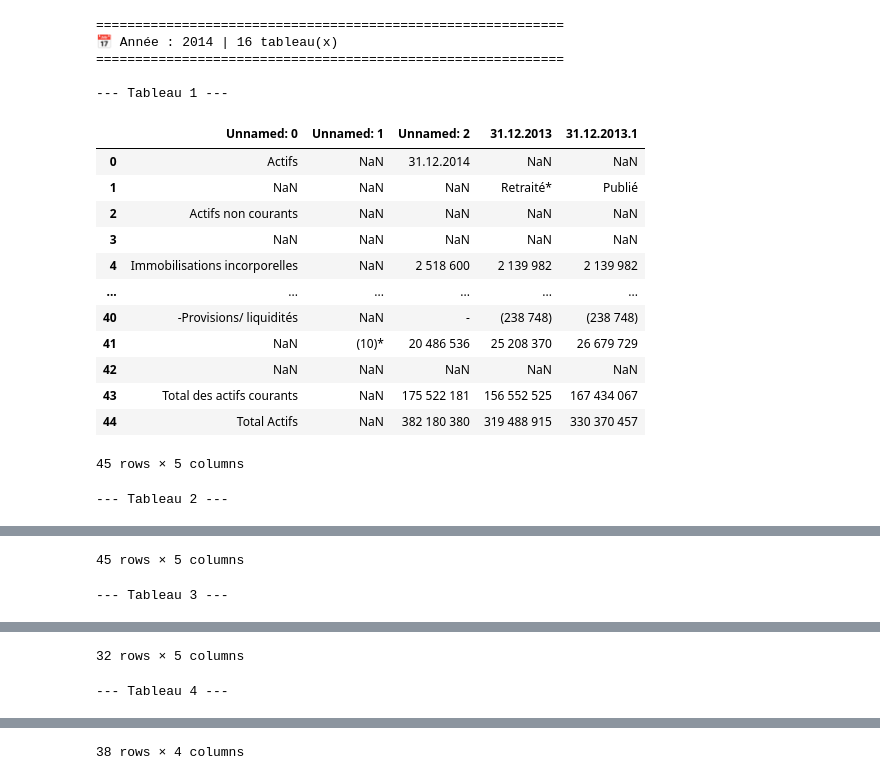
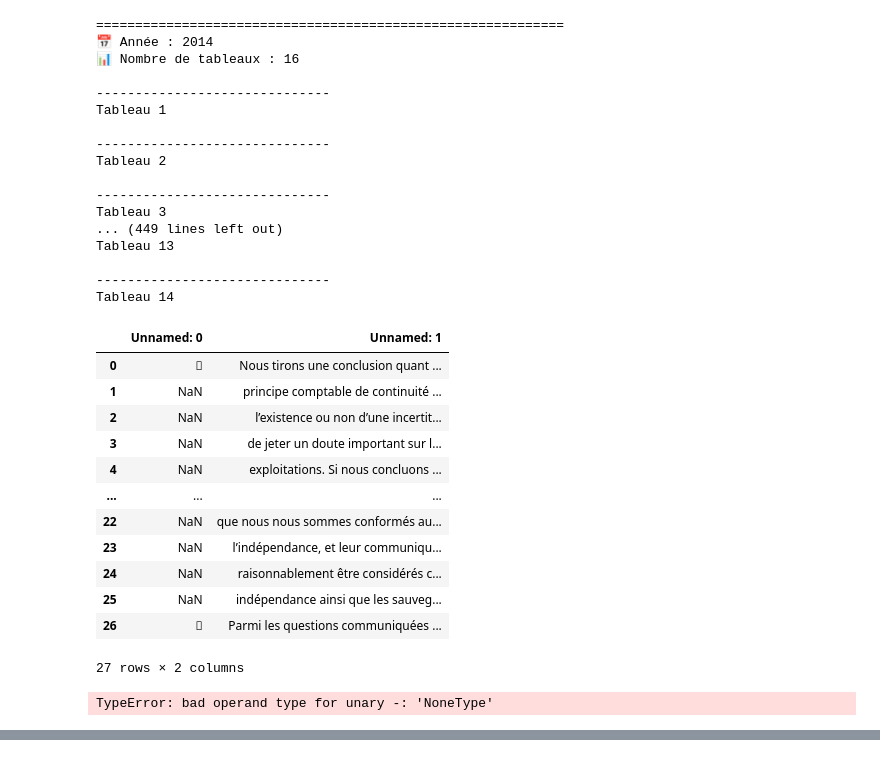
Before and after one commit to rihemkhammar/FiscalTrack, a Jupyter notebook: test.ipynb, the cells around one changed output, grey strips where cells are left out. Saved outputs shown, nothing was run; the diff lists cells and outputs as text; code cells hidden in the pictures.

```diff
--- a/test.ipynb
+++ b/test.ipynb
@@ -3 +4,8 @@ import pickle
 import pandas as pd
+# %%
+file_path = Path("output/GROUPE_DELICE/DELICE_tables.pkl")
+
+with open(file_path, "rb") as f:
+    data = pickle.load(f)
+
+print("Type de données :", type(data))
@@ -4,37 +20,43 @@ import pandas as pd
 # %%
-# Chemin du fichier .pkl
-file_path = "output/GROUPE_DELICE/DELICE_tables.pkl"
+for year, tables in data.items():
+    print("\n" + "="*60)
+    print(f"📅 Année : {year}")
+    print(f"📊 Nombre de tableaux : {len(tables)}")
 
-# Charger les données
-with open(file_path, "rb") as f:
-    data = pickle.load(f)
+    for i, df in enumerate(tables):
+        print("\n------------------------------")
+        print(f"Tableau {i+1}")
 
-# Afficher tous les tableaux de toutes les années
-for year, tables in data.items():
-    print("\n" + "=" * 60)
-    print(f"📅 Année : {year} | {len(tables)} tableau(x)")
-    print("=" * 60)
-
-    for i, df in enumerate(tables, start=1):
-        print(f"\n--- Tableau {i} ---")
-        display(df)
+-----------------------------   display(df)   # Jupyter affiche le DataFrame proprement
 # %% [output]
 ============================================================
-📅 Année : 2014 | 16 tableau(x)
-============================================================
+📅 Année : 2014
+📊 Nombre de tableaux : 16
 
---- Tableau 1 ---
+------------------------------
+Tableau 1
+
+------------------------------
+Tableau 2
+
+------------------------------
+Tableau 3
+... (449 lines left out)
+Tableau 13
+
+------------------------------
+Tableau 14
-|  | Unnamed: 0 | Unnamed: 1 | Unnamed: 2 | 31.12.2013 | 31.12.2013.1 |
-| 0 | Actifs | NaN | 31.12.2014 | NaN | NaN |
-| 1 | NaN | NaN | NaN | Retraité* | Publié |
-| 2 | Actifs non courants | NaN | NaN | NaN | NaN |
-| 3 | NaN | NaN | NaN | NaN | NaN |
-| 4 | Immobilisations incorporelles | NaN | 2 518 600 | 2 139 982 | 2 139 982 |
-| ... | ... | ... | ... | ... | ... |
-| 40 | -Provisions/ liquidités | NaN | - | (238 748) | (238 748) |
-| 41 | NaN | (10)* | 20 486 536 | 25 208 370 | 26 679 729 |
-| 42 | NaN | NaN | NaN | NaN | NaN |
-| 43 | Total des actifs courants | NaN | 175 522 181 | 156 552 525 | 167 434 067 |
-| 44 | Total Actifs | NaN | 382 180 380 | 319 488 915 | 330 370 457 |
+|  | Unnamed: 0 | Unnamed: 1 |
+| 0 |  | Nous tirons une conclusion quant ... |
+| 1 | NaN | principe comptable de continuité ... |
+| 2 | NaN | l’existence ou non d’une incertit... |
+| 3 | NaN | de jeter un doute important sur l... |
+| 4 | NaN | exploitations. Si nous concluons ... |
+| ... | ... | ... |
+| 22 | NaN | que nous nous sommes conformés au... |
+| 23 | NaN | l’indépendance, et leur communiqu... |
+| 24 | NaN | raisonnablement être considérés c... |
+| 25 | NaN | indépendance ainsi que les sauveg... |
+| 26 |  | Parmi les questions communiquées ... |
-45 rows × 5 columns
+27 rows × 2 columns
---- Tableau 2 ---
+TypeError: bad operand type for unary -: 'NoneType'
@@ -53,2 +62,0 @@ for year, tables in data.items():
-45 rows × 5 columns
---- Tableau 3 ---
@@ -67,2 +62,0 @@ for year, tables in data.items():
-32 rows × 5 columns
---- Tableau 4 ---
@@ -81 +62,0 @@ for year, tables in data.items():
-38 rows × 4 columns
```
Also changed, not shown: parts of 8 cells of this notebook, 19 other files.
